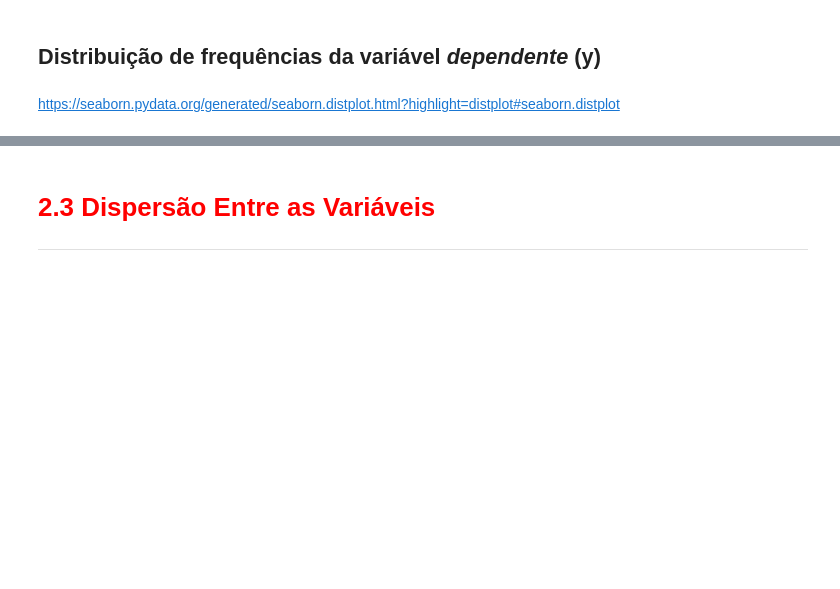
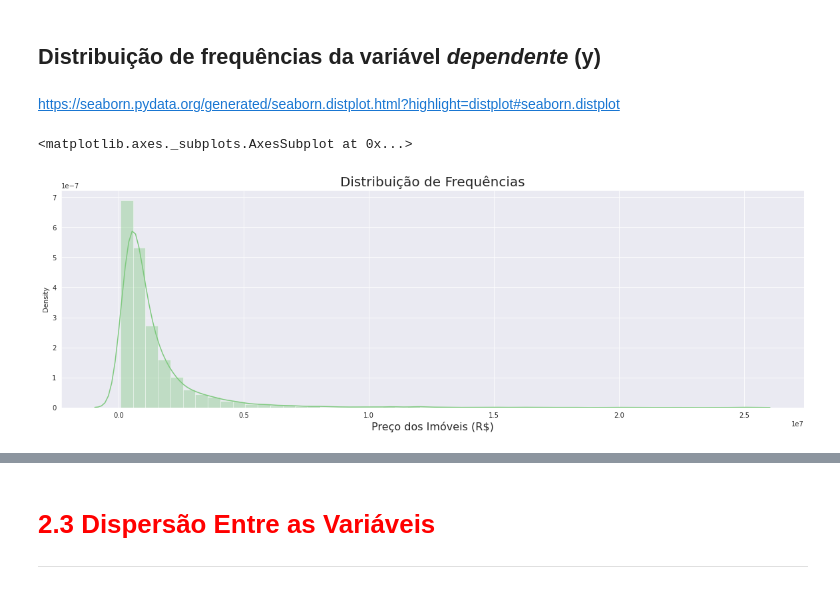
Before and after one commit to viniciosazambuja/RegressaoLinear, a Jupyter notebook: Regressão_Linear_II.ipynb, the cells around one changed output, grey strips where cells are left out. Drawn from its saved outputs; the diff is of its cells as text; code cells hidden in the pictures; blank space fills up the shorter version.

```diff
--- a/Regressão_Linear_II.ipynb
+++ b/Regressão_Linear_II.ipynb
@@ -92,9 +118,12 @@ ax
 # %% [markdown]
 https://seaborn.pydata.org/generated/seaborn.distplot.html?highlight=distplot#seaborn.distplot
 # %%
-
+ax = sns.distplot(dados['Valor'])
 ax.figure.set_size_inches(20, 6)
 ax.set_title('Distribuição de Frequências', fontsize=20)
 ax.set_xlabel('Preço dos Imóveis (R$)', fontsize=16)
 ax
+# %% [output]
+<matplotlib.axes._subplots.AxesSubplot at 0x...>
+[figure, added]
 # %% [markdown]
```
Also changed, not shown: parts of 9 cells of this notebook.
